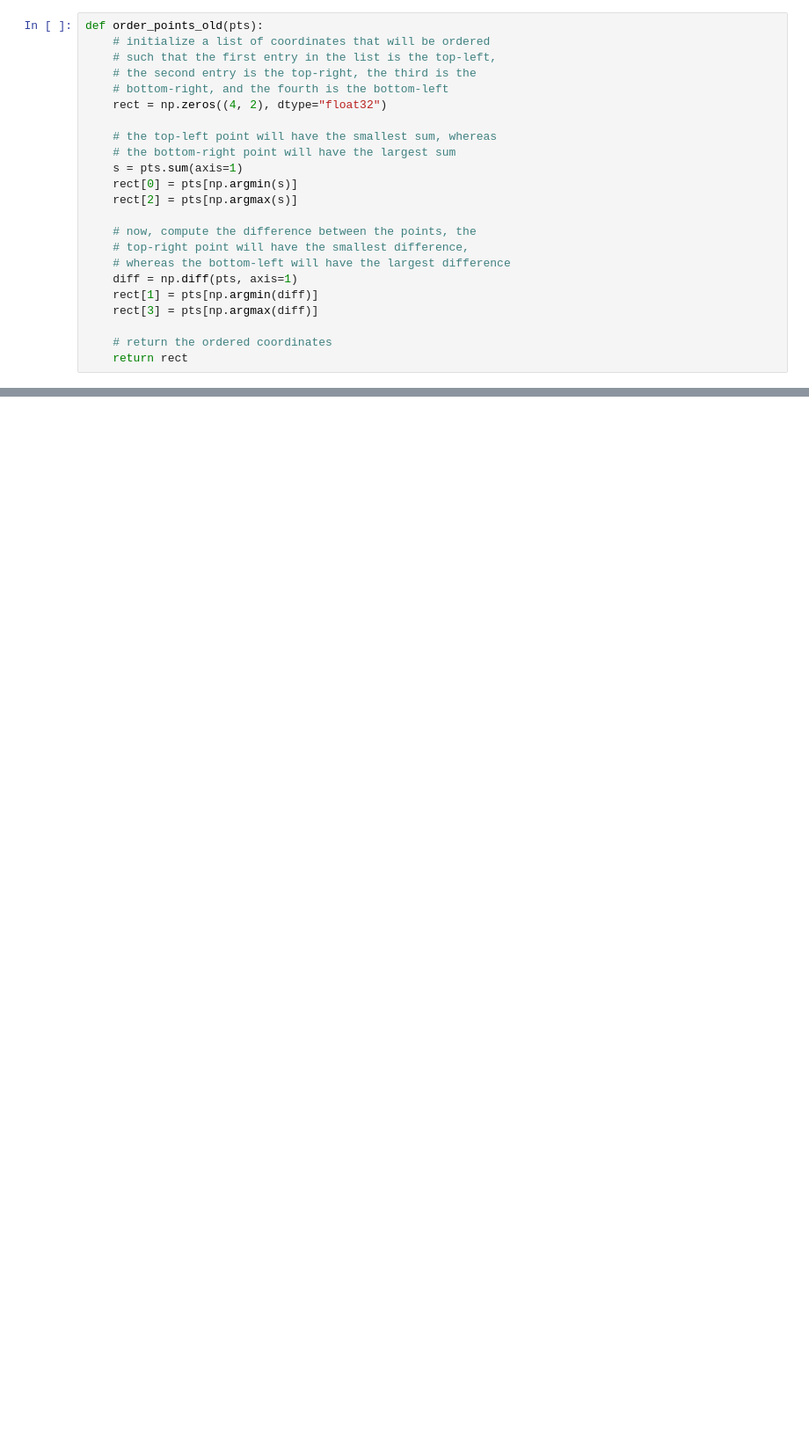
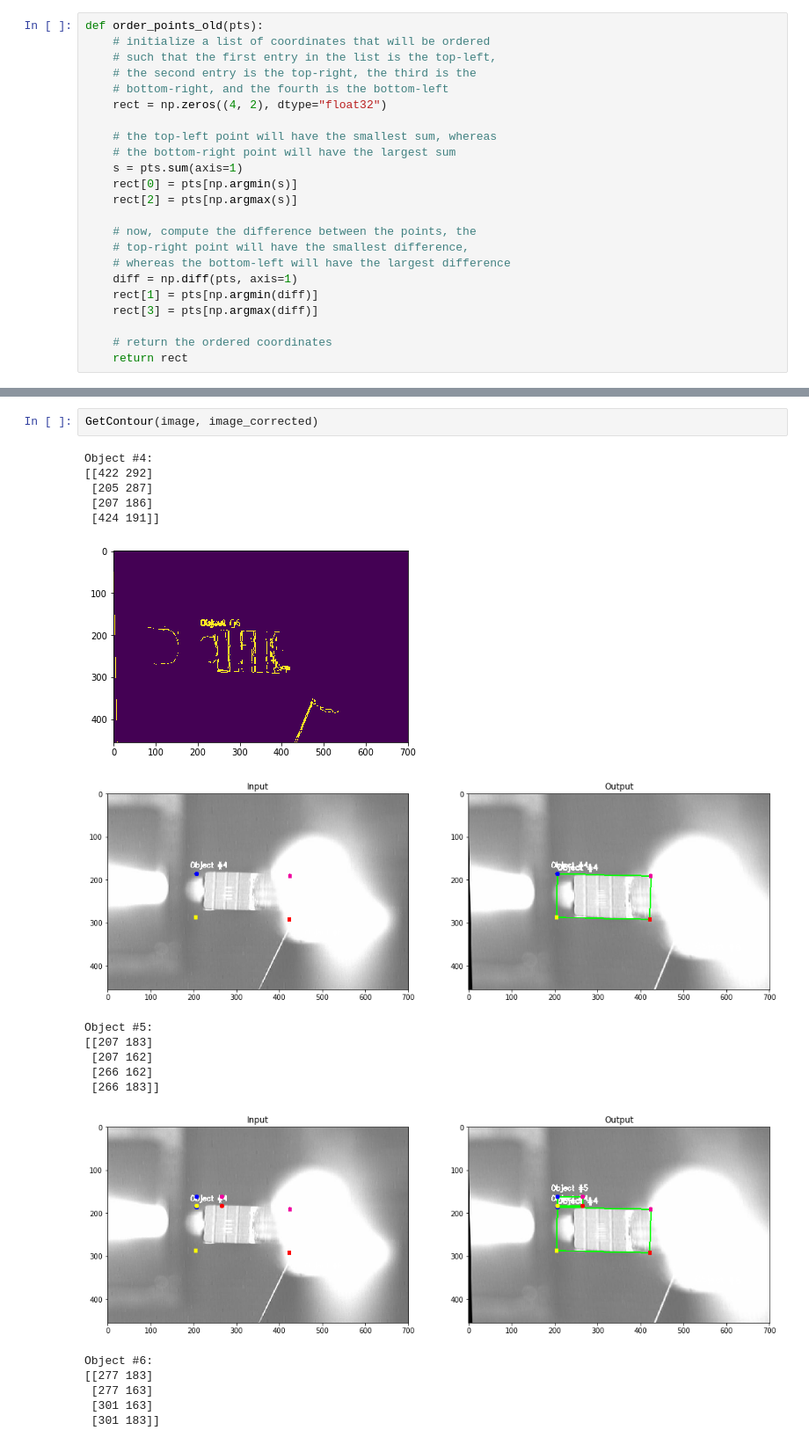
Before and after one commit to pluflou/Viewer-Image-Analysis, a Jupyter notebook: testing/Coordinates_JENSA.ipynb, the cells around one changed output, grey strips where cells are left out. Shown: that part at 88% size. Saved outputs shown, nothing was run; the diff lists cells and outputs as text; blank space fills up the shorter version.

```diff
--- a/testing/Coordinates_JENSA.ipynb
+++ b/testing/Coordinates_JENSA.ipynb
@@ -136,0 +160,21 @@ Object #6:
+# %%
+GetContour(image, image_corrected)
+# %% [output]
+Object #4:
+[[422 292]
+ [205 287]
+ [207 186]
+ [424 191]]
+[figure, added]
+[figure, added]
+Object #5:
+[[207 183]
+ [207 162]
+ [266 162]
+ [266 183]]
+[figure, added]
+Object #6:
+[[277 183]
+ [277 163]
+ [301 163]
+ [301 183]]
```
Also changed, not shown: parts of 7 cells of this notebook.
